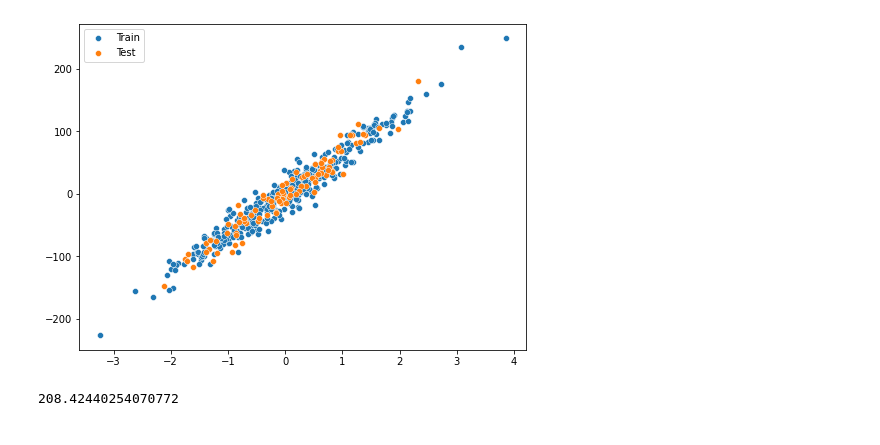
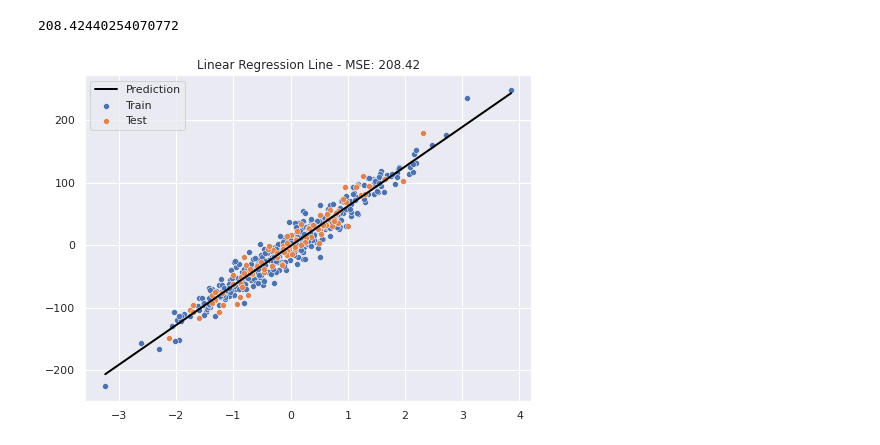
Before and after one commit to hmatalonga/data-science-bits, a Jupyter notebook: notebooks/linear_regression.ipynb, the cells around one changed output. Drawn from its saved outputs; the diff is of its cells as text; code cells hidden in the pictures.

Commit message:
chore: update plots theme style

```diff
--- a/notebooks/linear_regression.ipynb
+++ b/notebooks/linear_regression.ipynb
@@ -14,6 +14,8 @@ import seaborn as sns
 from sklearn.datasets import make_regression
 from sklearn.metrics import mean_squared_error
 from sklearn.model_selection import train_test_split
+
+sns.set_theme()
 # %%
 # Set seed for reproducibility
 SEED = 42
@@ -55,16 +63,22 @@ X, y = make_regression(n_samples=500, n_features=1, noise=15, random_state=SEED)
 # %%
 X_train, X_test, y_train, y_test = train_test_split(X, y, test_size=0.2, random_state=SEED)
+# %%
+linear_reg = LinearRegression(learning_rate=0.01, n_iters=1000).fit(X_train, y_train)
+
+y_pred = linear_reg.predict(X_test)
+
+mse = mean_squared_error(y_test, y_pred)
+mse
+# %% [output]
+208.42440254070772
 # %%
+y_pred_line = linear_reg.predict(X)
+
 fig = plt.figure(figsize=(8,6))
-_ = sns.scatterplot(x=X_train.flatten(), y=y_train, label='Train')
-_ = sns.scatterplot(x=X_test.flatten(), y=y_test, label='Test')
+s1 = sns.scatterplot(x=X_train.flatten(), y=y_train, label='Train')
+s2 = sns.scatterplot(x=X_test.flatten(), y=y_test, label='Test')
+ax = sns.lineplot(x=X.flatten(), y=y_pred_line, color='black', linewidth=2,
+                 label='Prediction')
+_ = ax.set(title=f'Linear Regression Line - MSE: {mse:.2f}')
 # %% [output]
-[figure, old version]
+[figure, new version]
-# %%
-linear_reg = LinearRegression(learning_rate=0.01, n_iters=1000).fit(X_train, y_train)
-
-y_pred = linear_reg.predict(X_test)
-
-mean_squared_error(y_test, y_pred)
-# %% [output]
-208.42440254070772
```
Also changed, not shown: parts of 2 cells of this notebook.
